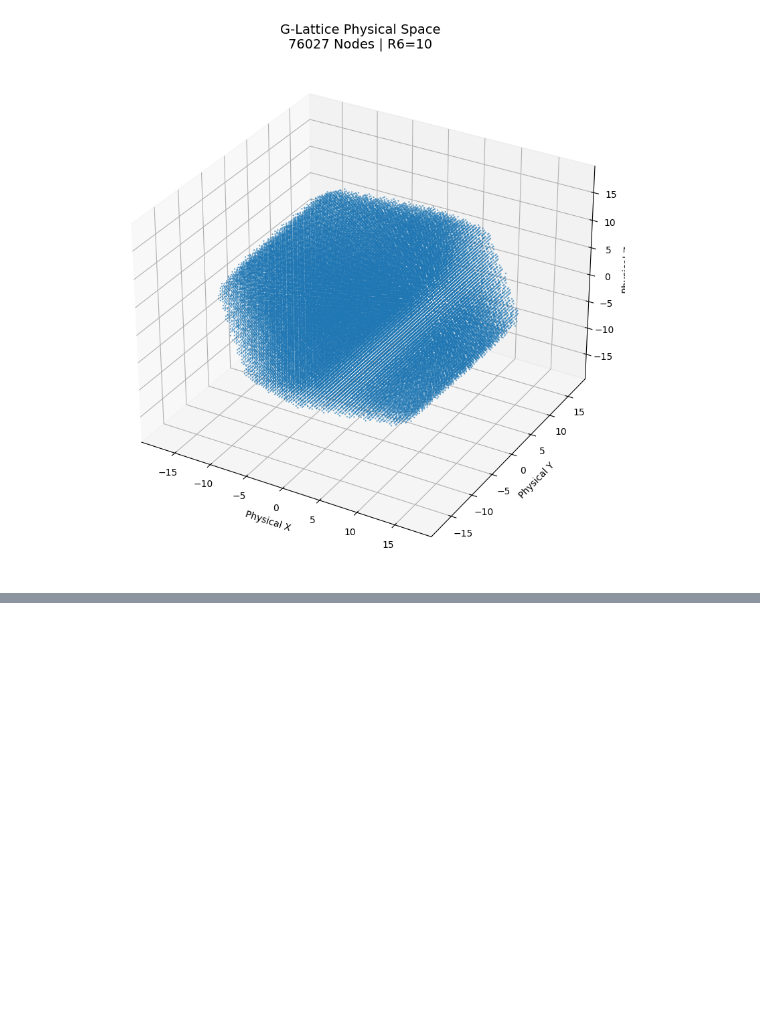
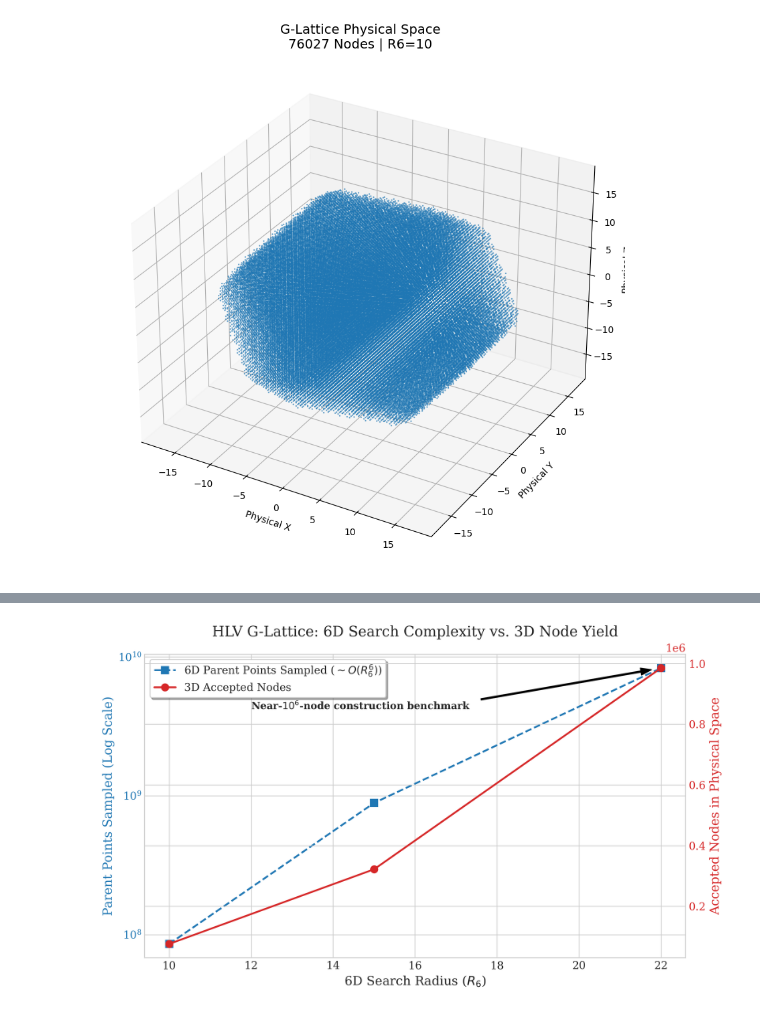
Before and after one commit to dfeen87/HLV-G-Lattice-Simulation-Lab, a Jupyter notebook: notebooks/01_generate_g_lattice.ipynb, the cells around one changed output, grey strips where cells are left out. Drawn from its saved outputs; the diff is of its cells as text; code cells hidden in the pictures; blank space fills up the shorter version.

Commit message:
chore: minor notebook updates before initiating v0.3 graph phase

```diff
--- a/notebooks/01_generate_g_lattice.ipynb
+++ b/notebooks/01_generate_g_lattice.ipynb
@@ -89,0 +229,63 @@ Generating 3D visualization... auto-scaling to full lattice size.
+# %%
+import matplotlib.pyplot as plt
+import numpy as np
+import seaborn as sns
+
+# Set scientific, reviewer-safe styling
+plt.style.use('seaborn-v0_8-whitegrid')
+plt.rcParams.update({
+    'font.size': 12,
+    'axes.labelsize': 14,
+    'axes.titlesize': 16,
+    'legend.fontsize': 12,
+    'font.family': 'serif' # Classic paper aesthetic
+})
+
+# 1. The Benchmark Data from our runs
+R6_radii = np.array([10, 15, 22])
+parent_points_sampled = np.array([85766121, 887503681, 8303765625]) # 6D Space
+accepted_nodes = np.array([76027, 322073, 985083])                  # 3D Space
+
+# 2. Setup a Dual-Axis Figure
+fig, ax1 = plt.subplots(figsize=(10, 6), dpi=300)
+
+# 3. Plot the 6D Parent Points on a Log Scale
+color1 = '#1f77b4'
+line1, = ax1.plot(R6_radii, parent_points_sampled, marker='s', markersize=8,
+                  linestyle='--', color=color1, linewidth=2,
+                  label=r'6D Parent Points Sampled ($\sim O(R_6^6)$)')
+ax1.set_xlabel(r'6D Search Radius ($R_6$)')
+ax1.set_ylabel('Parent Points Sampled (Log Scale)', color=color1)
+ax1.set_yscale('log')
+ax1.tick_params(axis='y', labelcolor=color1)
+
+# 4. Create a second y-axis for the actual 3D G-Lattice yield
+ax2 = ax1.twinx()
+color2 = '#d62728'
+line2, = ax2.plot(R6_radii, accepted_nodes, marker='o', markersize=8,
+                  linestyle='-', color=color2, linewidth=2,
+                  label='3D Accepted Nodes')
+ax2.set_ylabel('Accepted Nodes in Physical Space', color=color2)
+ax2.tick_params(axis='y', labelcolor=color2)
+
+# 5. Annotate the benchmark
+ax2.annotate(r'Near-$10^6$-node construction benchmark',
+             xy=(22, 985083), xytext=(12, 850000),
+             arrowprops=dict(facecolor='black', shrink=0.05, width=1.5, headwidth=8),
+             fontsize=11, fontweight='bold')
+
+# 6. Formatting and Legends
+lines = [line1, line2]
+labels = [l.get_label() for l in lines]
+ax1.legend(lines, labels, loc='upper left', frameon=True, shadow=True)
+
+plt.title('HLV G-Lattice: 6D Search Complexity vs. 3D Node Yield', pad=20)
+plt.tight_layout()
+
+# 7. Save for the Paper (Vector format is best for LaTeX)
+plt.savefig('HLV_Complexity_Scaling.pdf', format='pdf', bbox_inches='tight')
+plt.savefig('HLV_Complexity_Scaling.png', format='png', dpi=300, bbox_inches='tight')
+
+plt.show()
+# %% [output]
+[figure, added]
```
Also changed, not shown: parts of 2 cells of this notebook, 2 other files.
